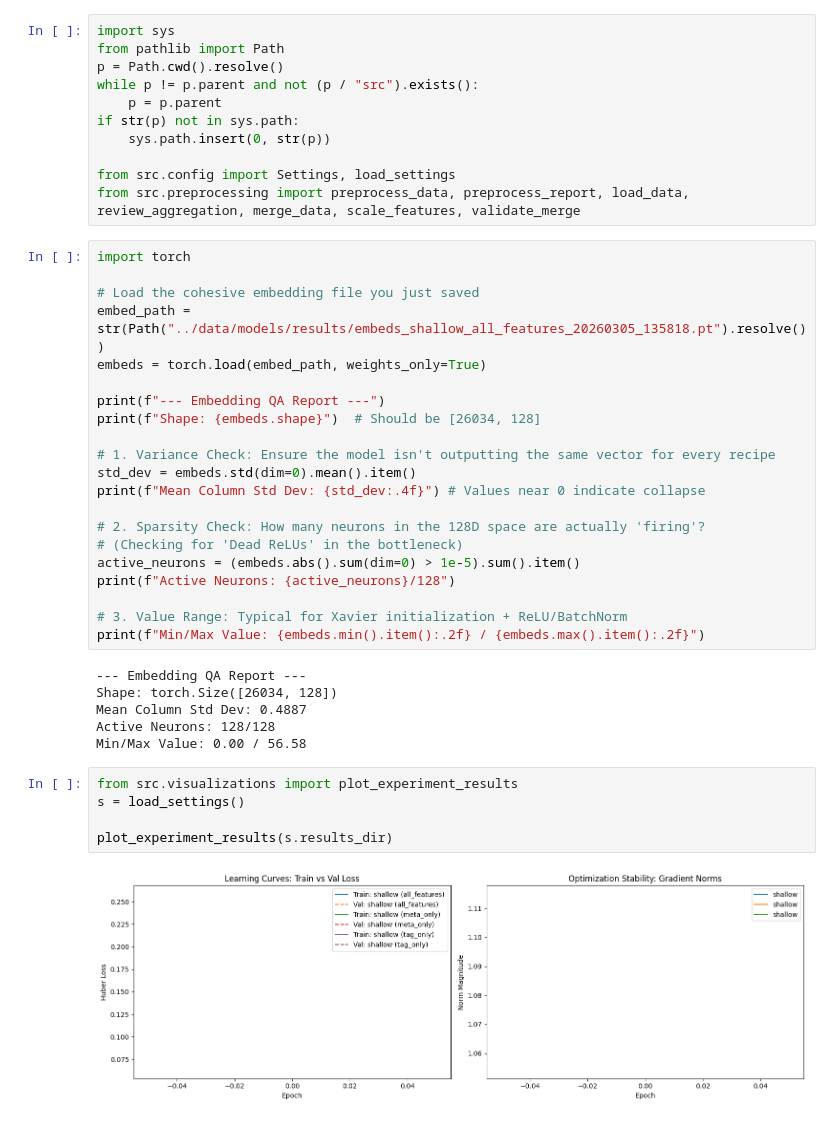
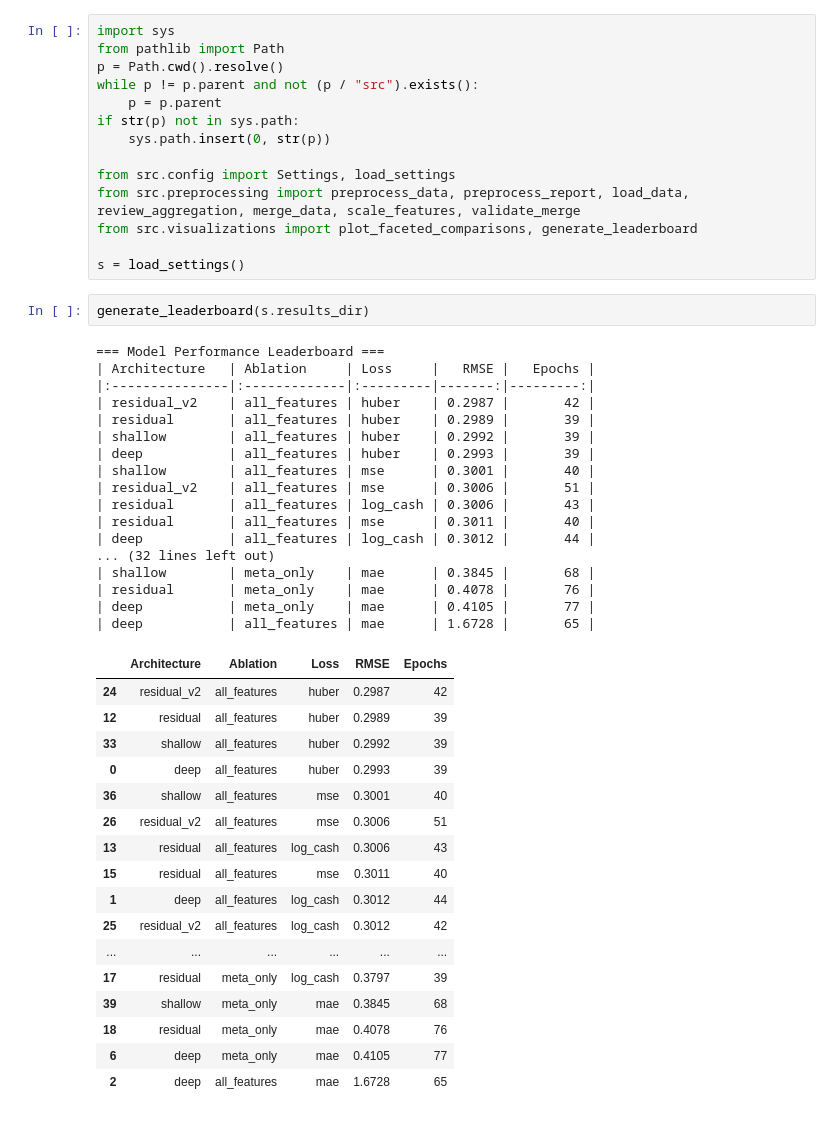
Before and after one commit to iauger/RecipeFeedback-ResNet, a Jupyter notebook: notebooks/testing.ipynb, the cells around one changed output. Cells and saved outputs as stored; diff of their text form.

Commit message:
Update visualization logic and v2 residual block/build for deeper push

```diff
--- a/notebooks/testing.ipynb
+++ b/notebooks/testing.ipynb
@@ -9,37 +9,43 @@ if str(p) not in sys.path:
 
 from src.config import Settings, load_settings
 from src.preprocessing import preprocess_data, preprocess_report, load_data, review_aggregation, merge_data, scale_features, validate_merge
+from src.visualizations import plot_faceted_comparisons, generate_leaderboard
+
+s = load_settings()
-# %%
-import torch
-
-# Load the cohesive embedding file you just saved
-embed_path = str(Path("../data/models/results/embeds_shallow_all_features_20260305_135818.pt").resolve())
-embeds = torch.load(embed_path, weights_only=True)
-
-print(f"--- Embedding QA Report ---")
-print(f"Shape: {embeds.shape}")  # Should be [26034, 128]
-
-# 1. Variance Check: Ensure the model isn't outputting the same vector for every recipe
-std_dev = embeds.std(dim=0).mean().item()
-print(f"Mean Column Std Dev: {std_dev:.4f}") # Values near 0 indicate collapse
-
-# 2. Sparsity Check: How many neurons in the 128D space are actually 'firing'?
-# (Checking for 'Dead ReLUs' in the bottleneck)
-active_neurons = (embeds.abs().sum(dim=0) > 1e-5).sum().item()
-print(f"Active Neurons: {active_neurons}/128")
-
-# 3. Value Range: Typical for Xavier initialization + ReLU/BatchNorm
-print(f"Min/Max Value: {embeds.min().item():.2f} / {embeds.max().item():.2f}")
-# %% [output]
---- Embedding QA Report ---
-Shape: torch.Size([26034, 128])
-Mean Column Std Dev: 0.4887
-Active Neurons: 128/128
-Min/Max Value: 0.00 / 56.58
-# %%
-from src.visualizations import plot_experiment_results
-s = load_settings()
-
-plot_experiment_results(s.results_dir)
-# %% [output]
-[figure, removed]
+# %%
+generate_leaderboard(s.results_dir)
+# %% [output]
+=== Model Performance Leaderboard ===
+| Architecture   | Ablation     | Loss     |   RMSE |   Epochs |
+|:---------------|:-------------|:---------|-------:|---------:|
+| residual_v2    | all_features | huber    | 0.2987 |       42 |
+| residual       | all_features | huber    | 0.2989 |       39 |
+| shallow        | all_features | huber    | 0.2992 |       39 |
+| deep           | all_features | huber    | 0.2993 |       39 |
+| shallow        | all_features | mse      | 0.3001 |       40 |
+| residual_v2    | all_features | mse      | 0.3006 |       51 |
+| residual       | all_features | log_cash | 0.3006 |       43 |
+| residual       | all_features | mse      | 0.3011 |       40 |
+| deep           | all_features | log_cash | 0.3012 |       44 |
+... (32 lines left out)
+| shallow        | meta_only    | mae      | 0.3845 |       68 |
+| residual       | meta_only    | mae      | 0.4078 |       76 |
+| deep           | meta_only    | mae      | 0.4105 |       77 |
+| deep           | all_features | mae      | 1.6728 |       65 |
+|  | Architecture | Ablation | Loss | RMSE | Epochs |
+| 24 | residual_v2 | all_features | huber | 0.2987 | 42 |
+| 12 | residual | all_features | huber | 0.2989 | 39 |
+| 33 | shallow | all_features | huber | 0.2992 | 39 |
+| 0 | deep | all_features | huber | 0.2993 | 39 |
+| 36 | shallow | all_features | mse | 0.3001 | 40 |
+| 26 | residual_v2 | all_features | mse | 0.3006 | 51 |
+| 13 | residual | all_features | log_cash | 0.3006 | 43 |
+| 15 | residual | all_features | mse | 0.3011 | 40 |
+| 1 | deep | all_features | log_cash | 0.3012 | 44 |
+| 25 | residual_v2 | all_features | log_cash | 0.3012 | 42 |
+| ... | ... | ... | ... | ... | ... |
+| 17 | residual | meta_only | log_cash | 0.3797 | 39 |
+| 39 | shallow | meta_only | mae | 0.3845 | 68 |
+| 18 | residual | meta_only | mae | 0.4078 | 76 |
+| 6 | deep | meta_only | mae | 0.4105 | 77 |
+| 2 | deep | all_features | mae | 1.6728 | 65 |
```
Also changed, not shown: parts of 1 cell of this notebook, 6 other files.
